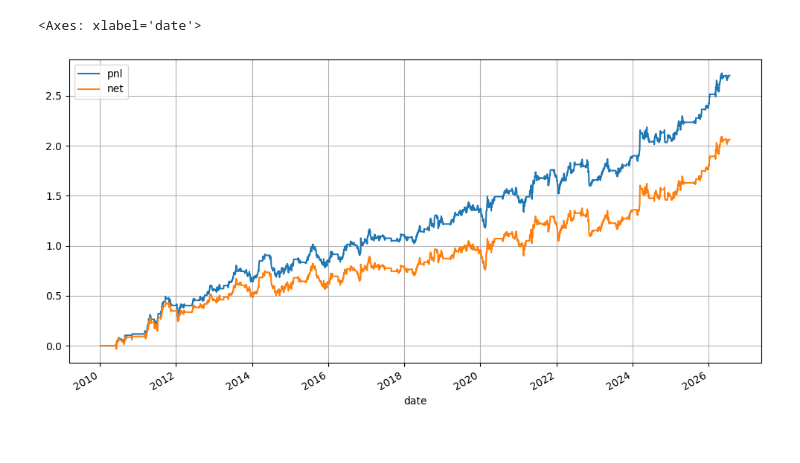
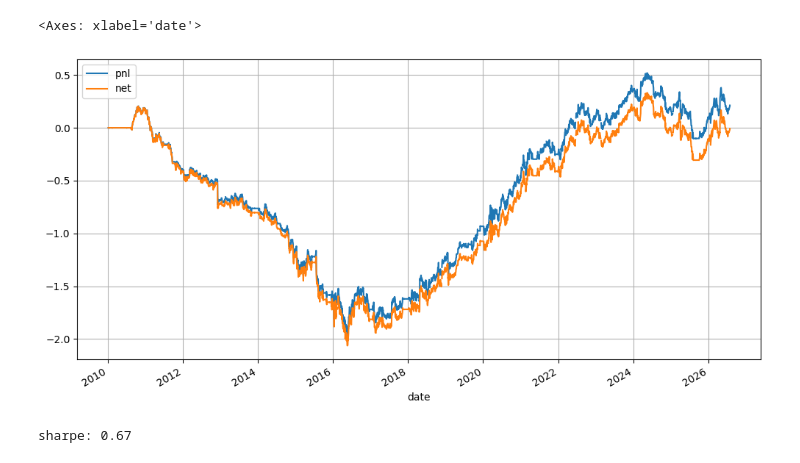
Before and after one commit to chenxu0602/comm-ls, a Jupyter notebook: notebooks/backtest_mt.ipynb, the cells around one changed output. Drawn from its saved outputs; the diff is of its cells as text; code cells hidden in the pictures.

```diff
--- a/notebooks/backtest_mt.ipynb
+++ b/notebooks/backtest_mt.ipynb
@@ -770,10 +903,11 @@ df_copper_copx_net.to_csv(
 # %%
-df_st = load_stock_data('SCCO', 'METALS')
+df_st = load_stock_data('FCX', 'METALS')
 df_st['date'] = pd.to_datetime(df_st['date'])
 df_st = df_st.set_index('date')
 
 # df_st = get_equity_processed_history(
 #       "ANTO.L",
+#       # "FM.TO",
 #       processed_path="data/processed/global_equity_processed_tmp.parquet",
 #   )
 # %%
@@ -930,34 +1042,63 @@ df_st[['cum_ret', 'hg_cl_ratio']].plot(figsize=(12, 6), grid=True)
 # %%
-for mv in [3, 5, 10, 20, 30, 50, 60, 90, 100, 150, 200, 250, 300, 500]:
+for mv in [2, 3, 5, 10, 20, 30, 50, 60, 90, 100, 150, 200, 250, 300, 500]:
     df_st[f'hg_mv_{mv}'] = df_st['hg_cl_ratio'].rolling(mv, min_periods=mv//2).mean()
     df_st[f'gc_mv_{mv}'] = df_st['gc_cl_ratio'].rolling(mv, min_periods=mv//2).mean()
-    df_st[f'hg_{mv}']    = df_st['hg_prc'].rolling(mv, min_periods=mv//2).mean()
-    df_st[f'gc_{mv}']    = df_st['gc_prc'].rolling(mv, min_periods=mv//2).mean()
-    df_st[f'cl_{mv}']    = df_st['cl_prc'].rolling(mv, min_periods=mv//2).mean()
-    df_st[f'ho_{mv}']    = df_st['ho_prc'].rolling(mv, min_periods=mv//2).mean()
+    df_st[f'ca_mv_{mv}'] = df_st['ca_spr'].rolling(mv, min_periods=mv//2).mean()
+
 
 
 df_st['sig_L'] = np.nan
 df_st['sig_S'] = np.nan
 
-s = df_st['ho_ret'].rolling(20, min_periods=10).std() * 1.0
-# s = 0.01
 
-df_st.loc[(df_st['ho_ret'].rolling(20).sum() > +s) & (df_st['hg_mv_3'] < df_st['hg_mv_200']), 'sig_S'] = -1.0
-df_st.loc[(df_st['ho_ret'].rolling(20).sum() < -s/2), 'sig_S'] = -0.0
-df_st.loc[(df_st['ho_ret'].rolling(20).sum() < -s) & (df_st['hg_mv_3'] > df_st['hg_mv_200']), 'sig_L'] = +1.0
-df_st.loc[(df_st['ho_ret'].rolling(20).sum() > +s/2), 'sig_L'] = -0.0
+ho_s = df_st['ho_ret'].rolling(60, min_periods=20).std() * 1.0
+
+
+df_st['hg_mv_diff'] = df_st['hg_mv_5'] - df_st['hg_mv_200']
+s = df_st['hg_mv_diff'].rolling(63, min_periods=42).std() * 0.5
+
+df_st.loc[(df_st['hg_mv_diff'] < -s) & (df_st['ho_ret'].rolling(20).sum() > +ho_s), 'sig_S'] = -1.0
+df_st.loc[(df_st['hg_mv_diff'] > +0), 'sig_S'] = -0.0
+df_st.loc[(df_st['hg_mv_diff'] > +s) & (df_st['ho_ret'].rolling(20).sum() < -ho_s), 'sig_L'] = +1.0
+df_st.loc[(df_st['hg_mv_diff'] < -0), 'sig_L'] = +0.0
 
 
 
+# df_st.loc[(df_st['ho_ret'].rolling(20).sum() > +ho_s) & (df_st['hg_mv_5'] < df_st['hg_mv_200']), 'sig_S'] = -1.0
+# df_st.loc[(df_st['ho_ret'].rolling(20).sum() < -ho_s), 'sig_S'] = -0.0
+# df_st.loc[(df_st['ho_ret'].rolling(20).sum() < -ho_s) & (df_st['hg_mv_5'] > df_st['hg_mv_200']), 'sig_L'] = +1.0
+# df_st.loc[(df_st['ho_ret'].rolling(20).sum() > +ho_s), 'sig_L'] = +0.0
+
+
+
+# s = df_st['sco_ret'].rolling(250, min_periods=100).std() * 1.0
+
+# df_st.loc[(df_st['sco_ret'].rolling(100).sum() > +s * 5), 'sig_L'] = +1.0
+# df_st.loc[(df_st['sco_ret'].rolling(100).sum() < -s * 3), 'sig_L'] = +0.0
+# df_st.loc[(df_st['sco_ret'].rolling(100).sum() < -s * 5), 'sig_S'] = -1.0
+# df_st.loc[(df_st['sco_ret'].rolling(100).sum() > +s * 3), 'sig_S'] = -0.0
+
+
+
+
+# ret_col = 'raw_return'
+ret_col = 'residual_return_mktsec_w12m'
+
 df_st['sig'] = df_st['sig_L'].ffill().fillna(0) + df_st['sig_S'].ffill().fillna(0)
-df_st['pos'] = df_st['sig'].shift(1)
+df_st['pos'] = df_st['sig'].rolling(2).mean().shift(1)
 df_st['pnl'] = df_st['pos'].shift(1).mul(df_st[ret_col])
 
 df_st['slip'] = df_st['pos'].fillna(0).diff().abs() * 25 * 1e-4
 df_st['net'] = df_st['pnl'] - df_st['slip']
 
 df_st[['pnl', 'net']].cumsum().plot(figsize=(12, 6), grid=True)
 # %% [output]
 <Axes: xlabel='date'>
-[figure, old version]
+[figure, new version]
+# %%
+x = df_st.loc[df_st.index >= '2018-01-01', 'net']
+
+sharpe = x.mean() / x.std() * np.sqrt(252)
+print(f'sharpe: {sharpe:.2f}')
+# %% [output]
+sharpe: 0.67
```
Also changed, not shown: parts of 12 cells of this notebook, 14 other files.
